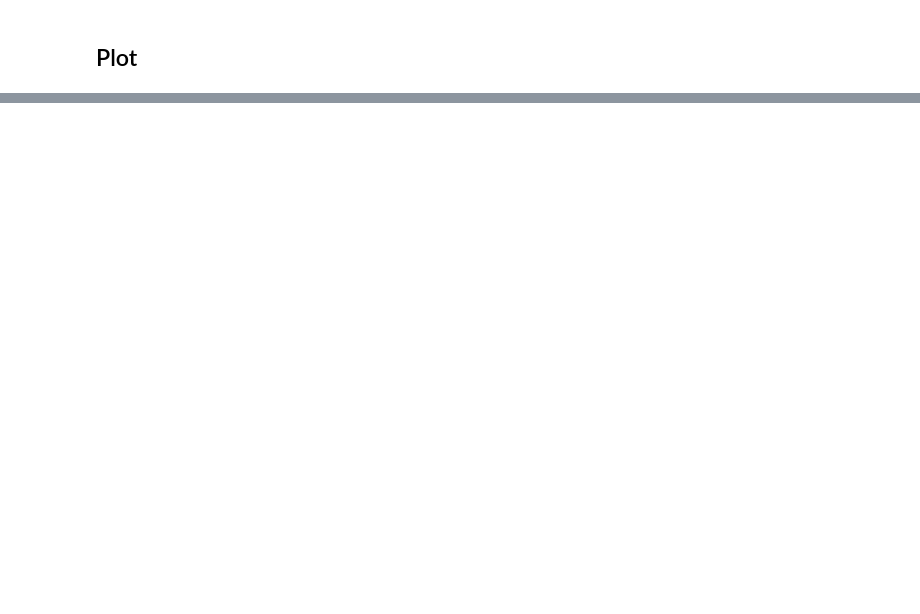
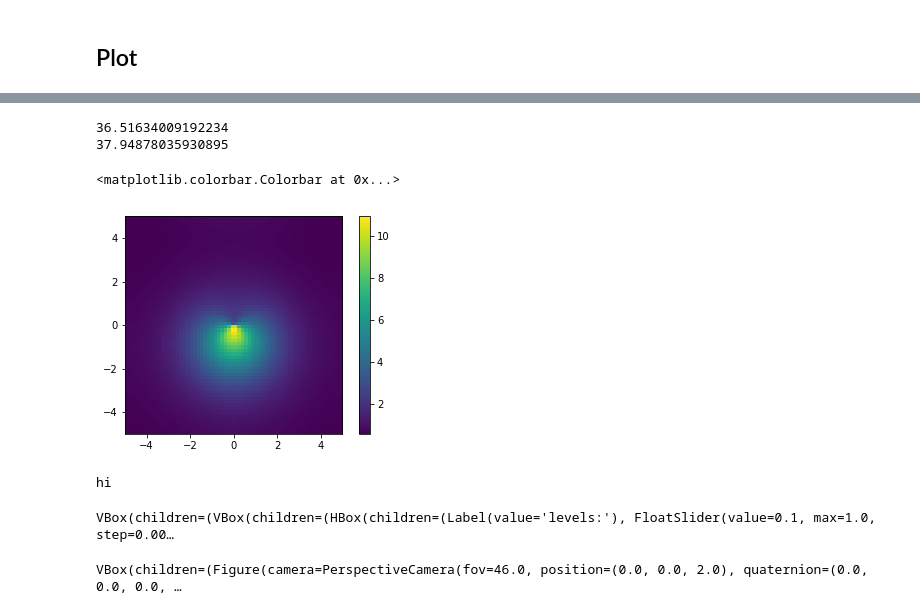
Before and after one commit to OliverEvans96/kelp, a Jupyter notebook: code/python/VerificationOfCalculations.ipynb, the cells around one changed output, grey strips where cells are left out. Cells and saved outputs as stored; diff of their text form; code cells hidden in the pictures; blank space fills up the shorter version.

Commit message:
VoC: More runs, abs dists, incremental progress

```diff
--- a/code/python/VerificationOfCalculations.ipynb
+++ b/code/python/VerificationOfCalculations.ipynb
@@ -659,0 +801,53 @@ for j, b in enumerate(b_list):
+# %%
+ns = 64
+nz = 64
+absorptance_kelp = 0.7
+num_dens = 120
+fs = 1.0
+fr = 2.0
+ft = 4e-4
+max_length = 6 #6.0
+length_std = 3 #0.2 * max_length
+zmax = 10
+rope_spacing = 10
+kelp_dist = 'top-heavy'
+num_threads=32
+abs_grid_fut = lv.apply(
+    kelp_compute.kelp_abs_grid_f90_calculate,
+    absorptance_kelp, a_water,
+    ns, nz,
+    num_dens, kelp_dist,
+    fs, fr, ft,
+    max_length, length_std,
+    zmax, rope_spacing,
+    num_threads,
+    water_speed=1.0,
+    water_angles='constant'
+)
+abs_grid = abs_grid_fut.result()
+ds = rope_spacing / ns
+dz = zmax / nz
+
+grad = np.stack(np.gradient(abs_grid, ds, ds, dz, edge_order=1))
+grad_norm = np.linalg.norm(grad, axis=0)
+print(grad.max())
+print(grad_norm.max())
+
+
+plt.imshow(abs_grid[:,:,0], extent=(-rope_spacing/2, rope_spacing/2, -rope_spacing/2, rope_spacing/2))
+plt.colorbar()
+#ipv.quickvolshow(abs_grid.T)
+#print_stats(abs_grid)
+# %% [output]
+36.51634009192234
+37.94878035930895
+<matplotlib.colorbar.Colorbar at 0x...>
+[figure, added]
+# %%
+print("hi")
+# %% [output]
+hi
+# %%
+ipv.quickvolshow(abs_grid.T)
+# %% [output]
+VBox(children=(VBox(children=(HBox(children=(Label(value='levels:'), FloatSlider(value=0.1, max=1.0, step=0.00…
@@ -659,0 +858,6 @@ for j, b in enumerate(b_list):
+# %%
+ipv.figure()
+ipv.plot_surface(x[:,:,0,0], y[:,:,0,0], abs_grid[:,:,0])
+ipv.show()
+# %% [output]
+VBox(children=(Figure(camera=PerspectiveCamera(fov=46.0, position=(0.0, 0.0, 2.0), quaternion=(0.0, 0.0, 0.0, …
```
Also changed, not shown: parts of 31 cells of this notebook.
